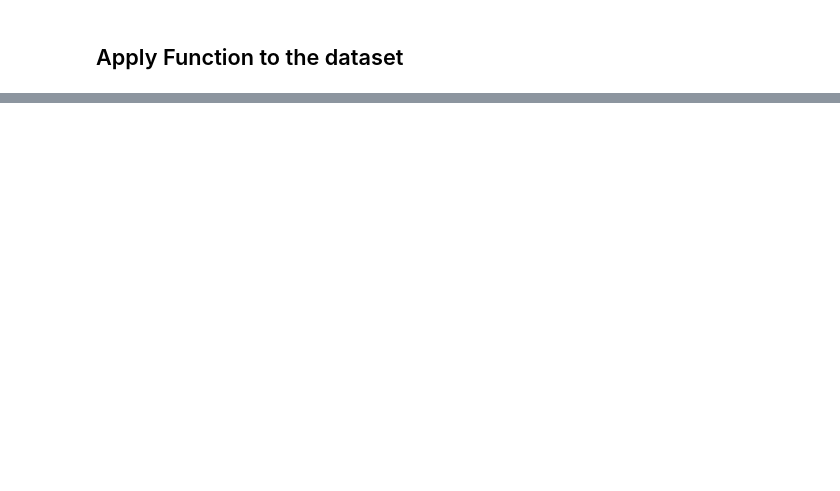
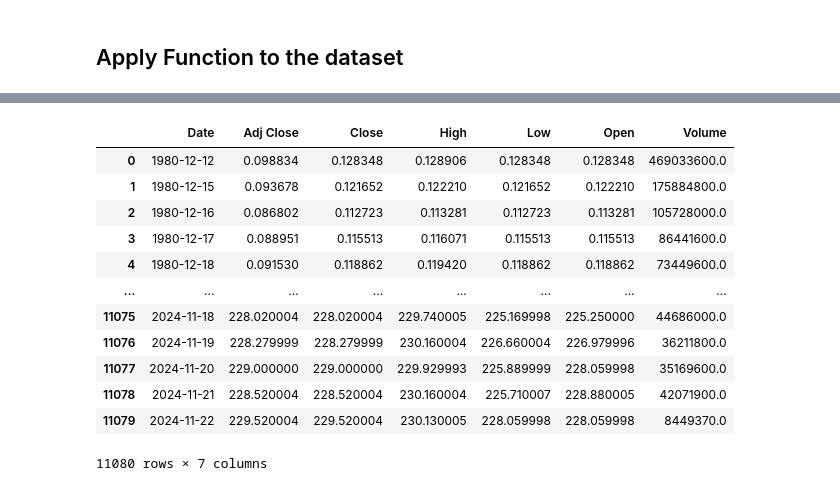
Before and after one commit to SoufianeAzerdaoui/Algorithm_Trading_ML, a Jupyter notebook: Data Preprocessing.ipynb, the cells around one changed output, grey strips where cells are left out. Drawn from its saved outputs; the diff is of its cells as text; code cells hidden in the pictures; blank space fills up the shorter version.

```diff
--- a/Data Preprocessing.ipynb
+++ b/Data Preprocessing.ipynb
@@ -10,33 +11,24 @@ import pandas_ta as ta
 ## Cleaning the data
 # %%
 def cleaning_data(data):
-    # Make a copy of the dataframe
+    """
+    Cleans the input data by converting date columns, handling missing values, and resetting indices.
+    """
     df = data.copy()
 
-    # Check for correct arguments' type
-    df['Date'] = pd.to_datetime(df['Date'])
+    # Convert numeric columns
     numeric_cols = ['Adj Close', 'Close', 'High', 'Low', 'Open', 'Volume']
     df[numeric_cols] = df[numeric_cols].apply(pd.to_numeric, errors='coerce')
 
-    df.reset_index(inplace=True)
-    df.drop(['index'] , axis=1 , inplace=True)
+    df[numeric_cols] = df[numeric_cols].replace([np.inf, -np.inf], np.nan)
 
-    #handle missing data
-    if df.isnull().sum().sum() > 0:  # Check for any missing values
-        for col in numeric_cols:
-            if col in df.columns:
-                # Fill numeric columns with the mean of each column
-                df[col] = df[col].fillna(df[col].mean())
-    else:
-        return df
 
-    #Data is Sorted by Date
-    df = df.sort_values(by='Date').reset_index(drop=True)
-
+    # Drop remaining NaN values
     df = df.dropna()
 
-    #Reset the index after all transformations
-    df = df.reset_index(drop=True)
+    # Sort by date and reset index
+    if 'Date' in df.columns:
+        df = df.sort_values(by='Date').reset_index(drop=True)
 
     return df
 # %% [markdown]
@@ -114,0 +166,17 @@ socket_data
+# %%
+cleaned_data = cleaning_data(stock_df)
+cleaned_data
+# %% [output]
+|  | Date | Adj Close | Close | High | Low | Open | Volume |
+| 0 | 1980-12-12 | 0.098834 | 0.128348 | 0.128906 | 0.128348 | 0.128348 | 469033600.0 |
+| 1 | 1980-12-15 | 0.093678 | 0.121652 | 0.122210 | 0.121652 | 0.122210 | 175884800.0 |
+| 2 | 1980-12-16 | 0.086802 | 0.112723 | 0.113281 | 0.112723 | 0.113281 | 105728000.0 |
+| 3 | 1980-12-17 | 0.088951 | 0.115513 | 0.116071 | 0.115513 | 0.115513 | 86441600.0 |
+| 4 | 1980-12-18 | 0.091530 | 0.118862 | 0.119420 | 0.118862 | 0.118862 | 73449600.0 |
+| ... | ... | ... | ... | ... | ... | ... | ... |
+| 11075 | 2024-11-18 | 228.020004 | 228.020004 | 229.740005 | 225.169998 | 225.250000 | 44686000.0 |
+| 11076 | 2024-11-19 | 228.279999 | 228.279999 | 230.160004 | 226.660004 | 226.979996 | 36211800.0 |
+| 11077 | 2024-11-20 | 229.000000 | 229.000000 | 229.929993 | 225.889999 | 228.059998 | 35169600.0 |
+| 11078 | 2024-11-21 | 228.520004 | 228.520004 | 230.160004 | 225.710007 | 228.880005 | 42071900.0 |
+| 11079 | 2024-11-22 | 229.520004 | 229.520004 | 230.130005 | 228.059998 | 228.059998 | 8449370.0 |
+11080 rows × 7 columns
```
Also changed, not shown: parts of 40 cells of this notebook, 5 other files.
